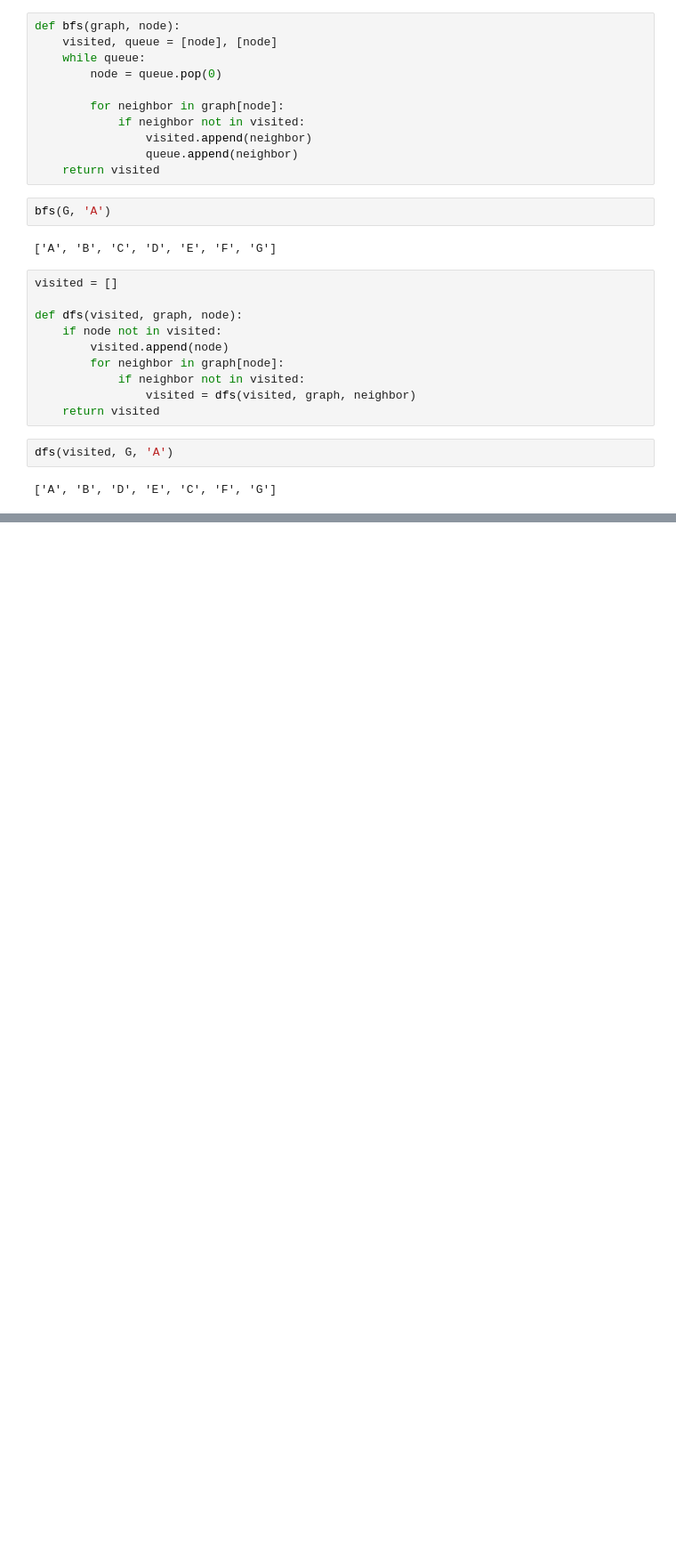
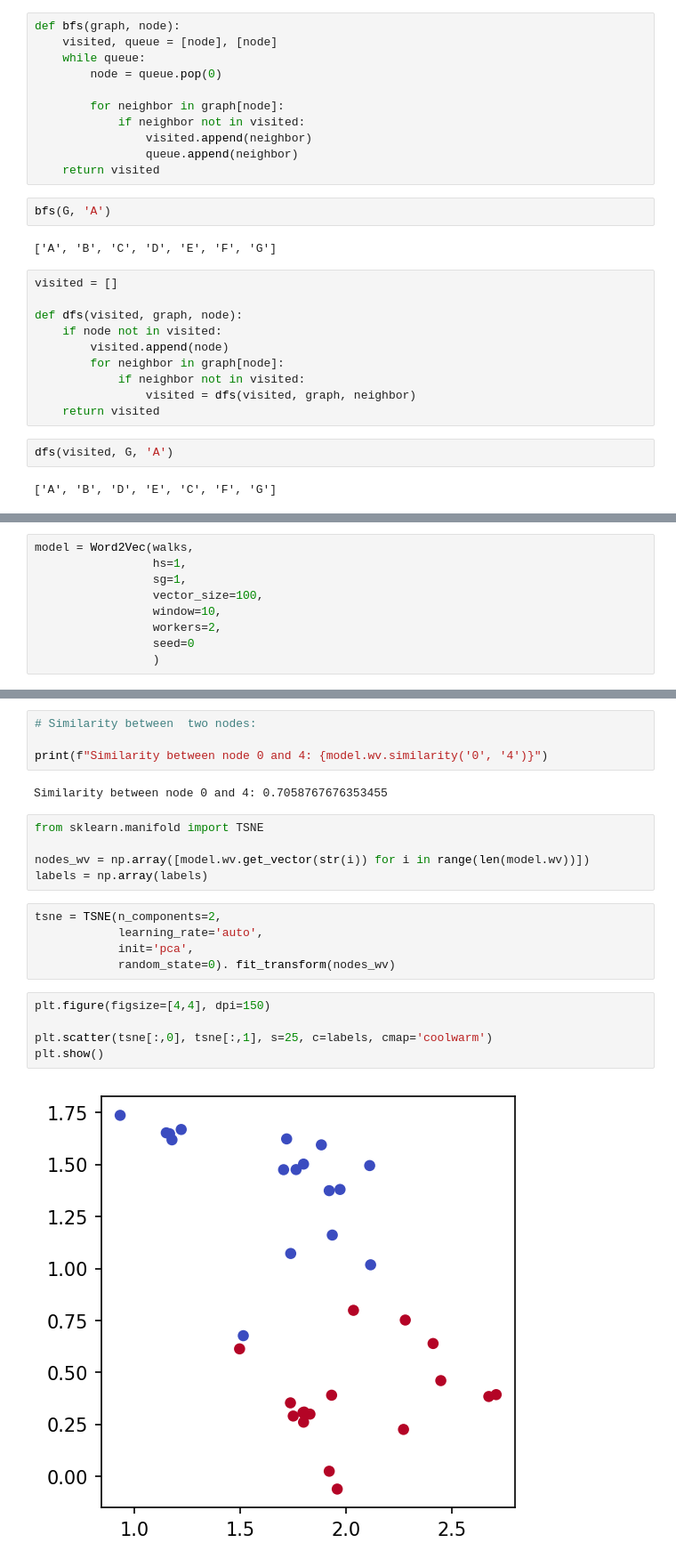
Before and after one commit to difersalest/GNN_Practice, a Jupyter notebook: testing_graphs.ipynb, the cells around one changed output, grey strips where cells are left out. Shown at 89% size. Cells and saved outputs as stored; diff of their text form; blank space fills up the shorter version.

```diff
--- a/testing_graphs.ipynb
+++ b/testing_graphs.ipynb
@@ -38,0 +208,9 @@ dfs(visited, G, 'A')
+# %%
+model = Word2Vec(walks,
+                 hs=1,
+                 sg=1,
+                 vector_size=100,
+                 window=10,
+                 workers=2,
+                 seed=0
+                 )
@@ -38,0 +237,23 @@ dfs(visited, G, 'A')
+# %%
+# Similarity between  two nodes:
+
+print(f"Similarity between node 0 and 4: {model.wv.similarity('0', '4')}")
+# %% [output]
+Similarity between node 0 and 4: 0.7058767676353455
+# %%
+from sklearn.manifold import TSNE
+
+nodes_wv = np.array([model.wv.get_vector(str(i)) for i in range(len(model.wv))])
+labels = np.array(labels)
+# %%
+tsne = TSNE(n_components=2,
+            learning_rate='auto',
+            init='pca',
+            random_state=0). fit_transform(nodes_wv)
+# %%
+plt.figure(figsize=[4,4], dpi=150)
+
+plt.scatter(tsne[:,0], tsne[:,1], s=25, c=labels, cmap='coolwarm')
+plt.show()
+# %% [output]
+[figure, added]
```
Also changed, not shown: parts of 33 cells of this notebook, 4 other files.
